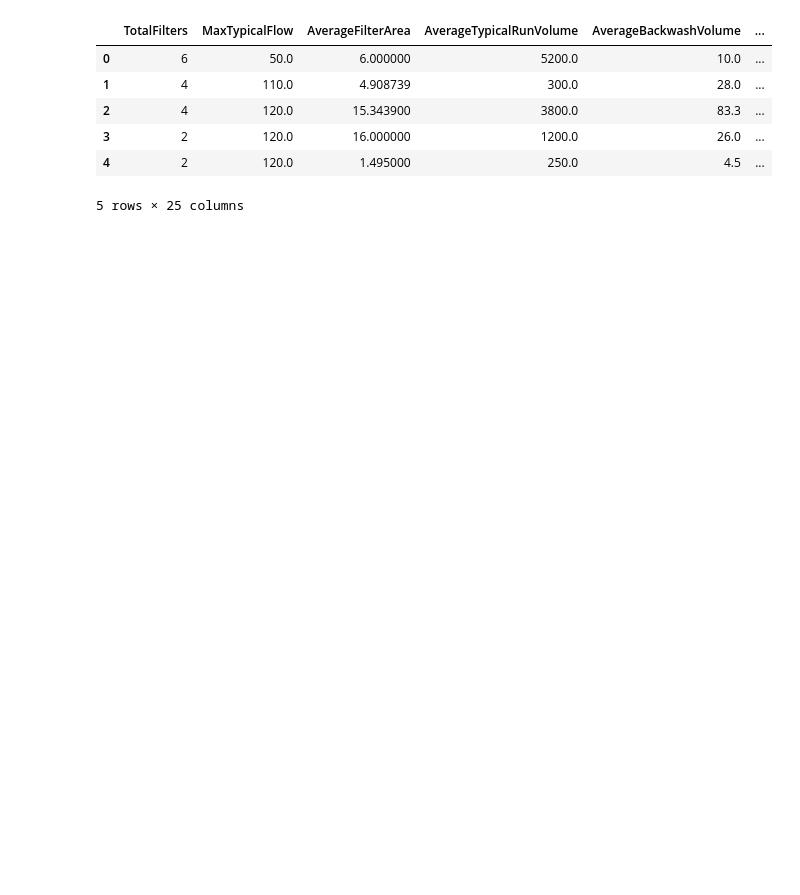
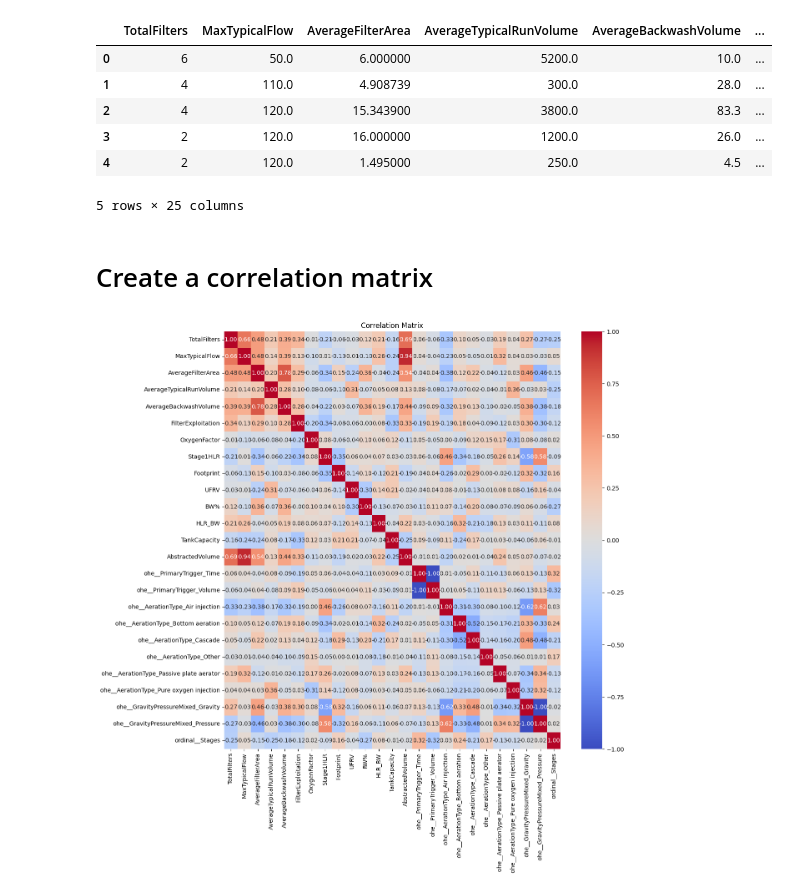
Before and after one commit to bolfosu/MAL-portfolios, a Jupyter notebook: Preprocessing - Water treatment plants.ipynb, the cells around one changed output. Saved outputs shown, nothing was run; the diff lists cells and outputs as text; code cells hidden in the pictures; blank space fills up the shorter version.

Commit message:
Created corelational matrix

```diff
--- a/Preprocessing - Water treatment plants.ipynb
+++ b/Preprocessing - Water treatment plants.ipynb
@@ -33,6 +33,7 @@ Best of luck with your analysis!
 # Dropping the name column and filtering columns which have more than 35% of missing data
 # %%
 import pandas as pd
+import seaborn as sns
 import matplotlib.pyplot as plt
 from sklearn.preprocessing import RobustScaler, OneHotEncoder, OrdinalEncoder
 from sklearn.compose import ColumnTransformer
@@ -48,7 +49,7 @@ nan_percentage = data_filtered.apply(lambda column: (column.isna().sum() / len(c
 
 
 # Filter columns based on missing percentage
-columns_to_keep = nan_percentage[nan_percentage <= 35]
+columns_to_keep = nan_percentage[nan_percentage <= 35].index
 sorted_colums_filtered = columns_to_keep.sort_values(ascending=False)
 
 print(sorted_colums_filtered)
@@ -288,3 +289,17 @@ data_encoded.head()
 | 3 | 2 | 120.0 | 16.000000 | 1200.0 | 26.0 | ... |
 | 4 | 2 | 120.0 | 1.495000 | 250.0 | 4.5 | ... |
 5 rows × 25 columns
+# %% [markdown]
+# Create a correlation matrix
+# %%
+
+# Make correlation matrix
+correlation_matrix = data_encoded.corr()
+
+# Plot the correlation matrix using seaborn's heatmap
+plt.figure(figsize=(13, 13))
+sns.heatmap(correlation_matrix, annot=True, cmap='coolwarm', fmt=".2f")
+plt.title('Correlation Matrix')
+plt.show()
+# %% [output]
+[figure, added]
```
Also changed, not shown: parts of 1 cell of this notebook.
